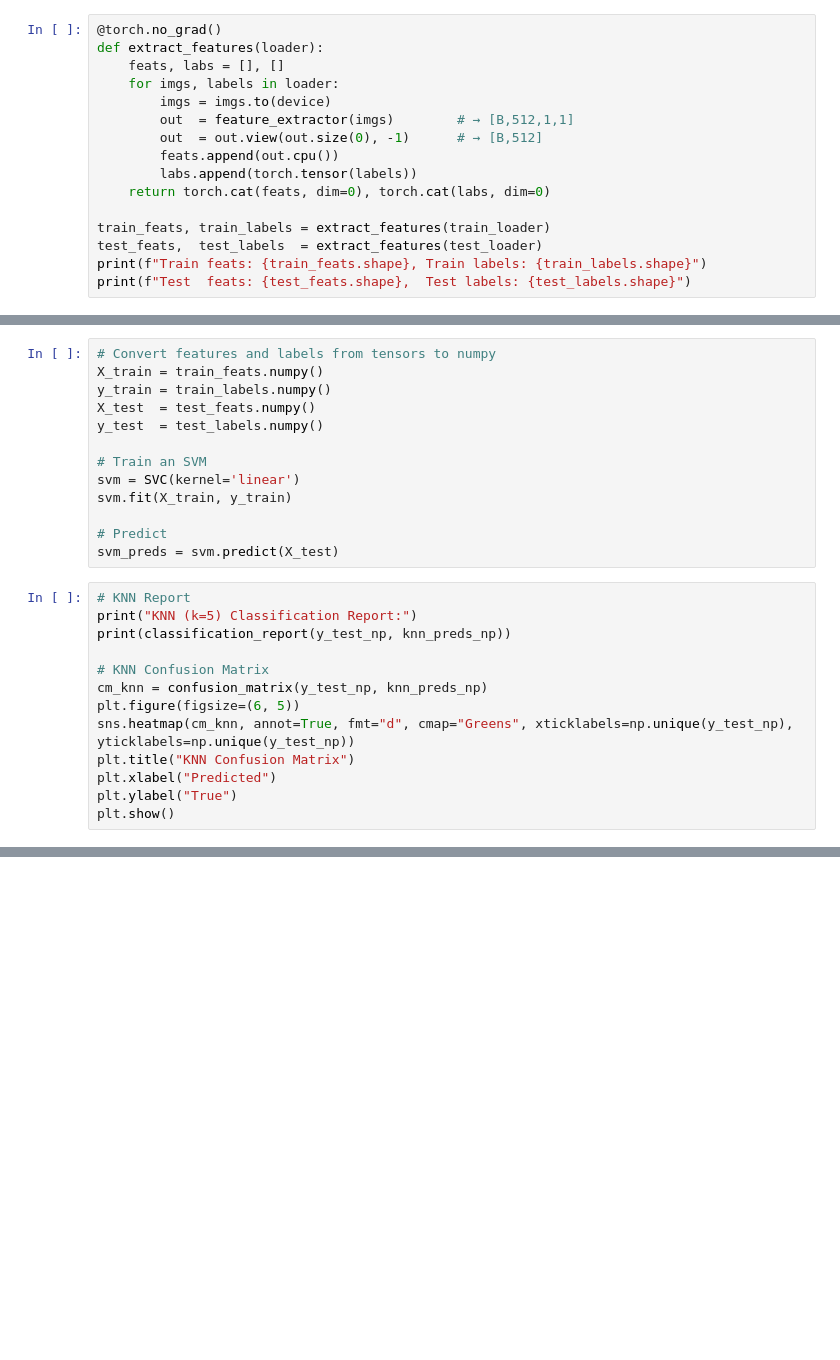
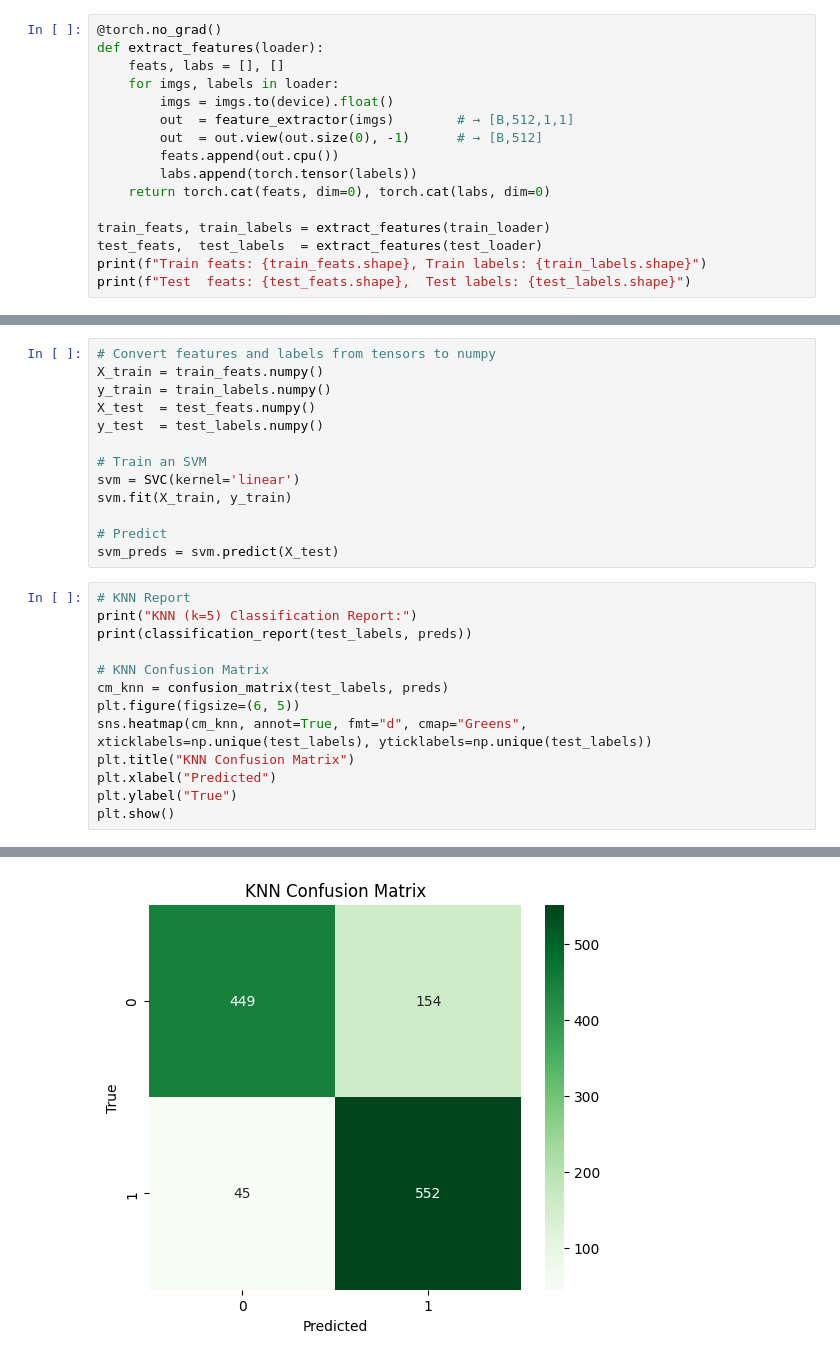
Before and after one commit to Gurpranked/Grad-CV-I_Final-Project, a Jupyter notebook: cnn.ipynb, the cells around one changed output, grey strips where cells are left out. Cells and saved outputs as stored; diff of their text form; blank space fills up the shorter version.

```diff
--- a/cnn.ipynb
+++ b/cnn.ipynb
@@ -70,7 +65,7 @@ NameError: name 'images' is not defined
 def extract_features(loader):
     feats, labs = [], []
     for imgs, labels in loader:
-        imgs = imgs.to(device)
+        imgs = imgs.to(device).float()
         out  = feature_extractor(imgs)        # → [B,512,1,1]
         out  = out.view(out.size(0), -1)      # → [B,512]
         feats.append(out.cpu())
@@ -113,13 +113,14 @@ svm_preds = svm.predict(X_test)
 # %%
 # KNN Report
 print("KNN (k=5) Classification Report:")
-print(classification_report(y_test_np, knn_preds_np))
+print(classification_report(test_labels, preds))
 
 # KNN Confusion Matrix
-cm_knn = confusion_matrix(y_test_np, knn_preds_np)
+cm_knn = confusion_matrix(test_labels, preds)
 plt.figure(figsize=(6, 5))
-sns.heatmap(cm_knn, annot=True, fmt="d", cmap="Greens", xticklabels=np.unique(y_test_np), yticklabels=np.unique(y_test_np))
+sns.heatmap(cm_knn, annot=True, fmt="d", cmap="Greens", xticklabels=np.unique(test_labels), yticklabels=np.unique(test_labels))
 plt.title("KNN Confusion Matrix")
 plt.xlabel("Predicted")
 plt.ylabel("True")
 plt.show()
+# %% [output]
@@ -126,3 +136,4 @@ plt.show()
+[figure, added]
 # %%
 # SVM Report
 print("SVM (linear) Classification Report:")
```
Also changed, not shown: parts of 8 cells of this notebook.
